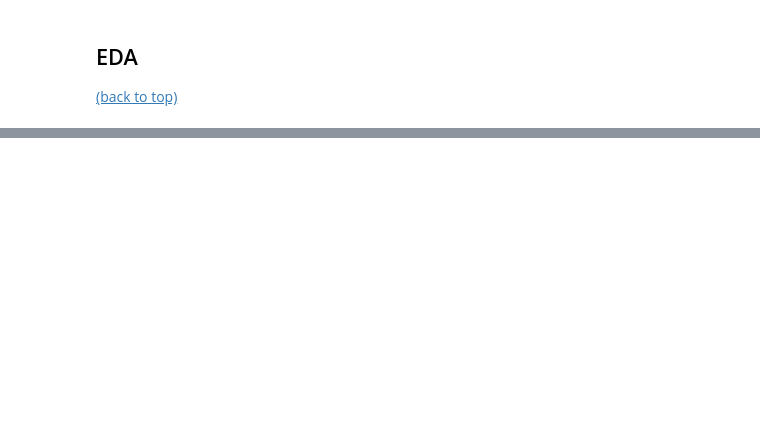
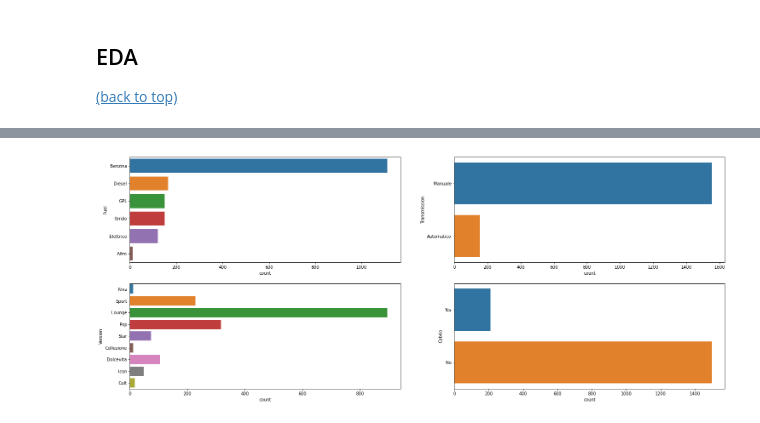
Before and after one commit to Nico-Mori/personal-projects, a Jupyter notebook: source_codes/Fiat 500/Fiat500.ipynb, the cells around one changed output, grey strips where cells are left out. Saved outputs shown, nothing was run; the diff lists cells and outputs as text; code cells hidden in the pictures; blank space fills up the shorter version.

```diff
--- a/source_codes/Fiat 500/Fiat500.ipynb
+++ b/source_codes/Fiat 500/Fiat500.ipynb
@@ -306,0 +258,11 @@ for h,i in enumerate(temp.columns):
+# %%
+#Categorical variable distribution
+temp = fiat_500.select_dtypes('object')
+
+fig, axes = plt.subplots(2,2, figsize=(25,10))
+axes = np.ravel(axes)
+
+for h,i in enumerate(temp.columns):
+    sns.countplot(data=temp, y=i, ax=axes[h])
+# %% [output]
+[figure, added]
```
Also changed, not shown: parts of 51 cells of this notebook, 4 other files.
